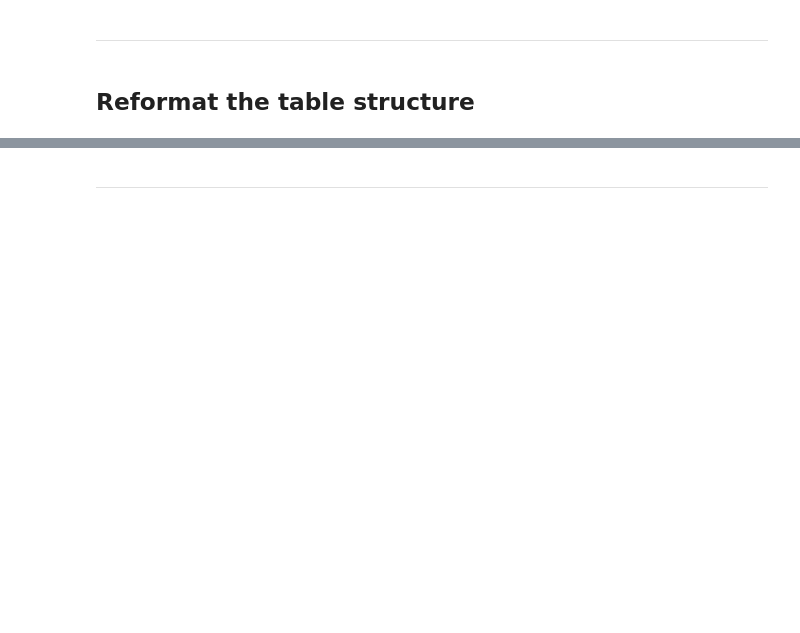
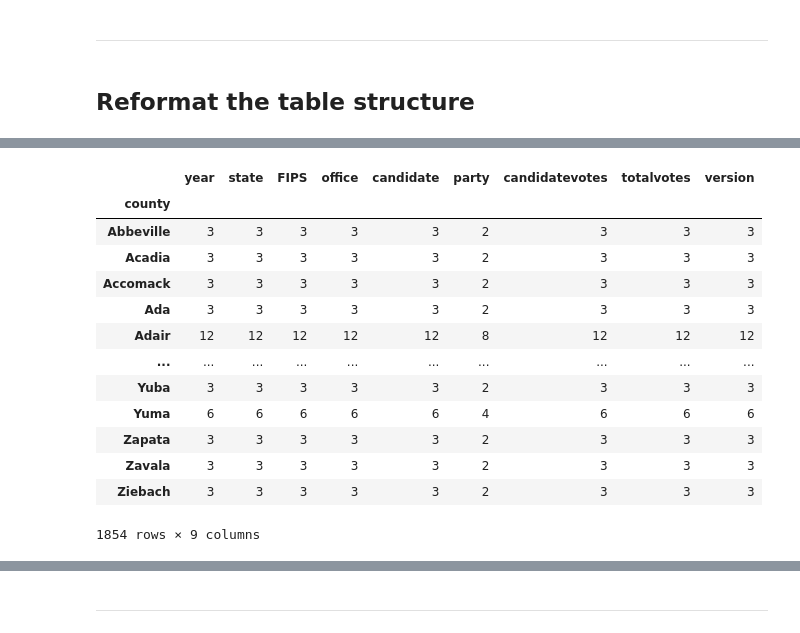
Before and after one commit to codebrain001/Spatial-Data-Engineering-using-Dask-in-ArcGIS-Pro, a Jupyter notebook: Dask.ipynb, the cells around one changed output, grey strips where cells are left out. Cells and saved outputs as stored; diff of their text form; code cells hidden in the pictures; blank space fills up the shorter version.

```diff
--- a/Dask.ipynb
+++ b/Dask.ipynb
@@ -232,0 +436,5 @@ The following code cell performs these steps.
+# %%
+fips_value = dask_df['FIPS'].compute().unique()
+fips_list = []
+for fip in fips_value:
+    fips_list.append(fip)
@@ -232,0 +448,5 @@ The following code cell performs these steps.
+# %%
+if (dask_df['candidate'] == 'Hillary Clinton').all():
+    dask_df['voters_dem'] = dask_df['candidatevotes']
+elif (dask_df['candidate'] == 'Donald Trump').all()
+    dask_df['voters_rep'] = dask_df['totalvotes'] - dask_df['candidatevotes']
@@ -232,0 +469,33 @@ The following code cell performs these steps.
+# %%
+# Set an index using mulitple fields, which "locks" these fields before the table pivots
+# Use the built-in groupby function for the FIPS and year fields, which you use to group the data by candidate
+# Use unstack to perform the table pivot, which will rotate the table and turn rows into columns
+df_out = dask_df.set_index(['FIPS',
+                            'year',
+                            'county',
+                            'state',
+                            'office',
+                            dask_df.groupby(by ='FIPS','year').cumcount()+1]).unstack()
+
+# Use the indexes for the columns to set column names (Ex: candidate_1, candidate_2, votes_1, votes_2, etc.)
+df_out.columns = df_out.columns.map('{0[0]}_{0[1]}'.format)
+
+# Rename columns
+df_out = df_out.rename(columns={"candidate_1": "candidate_dem",
+                                "candidatevotes_1": "votes_dem",
+                                "candidate_2": "candidate_gop",
+                                "candidatevotes_2": "votes_gop",
+                                "totalvotes_1": "votes_total",
+                                "state_po": "state_abbrev"
+                                })
+
+# Keep only the necessary columns
+df_out = df_out[["candidate_dem", "votes_dem",
+                 "candidate_gop", "votes_gop",
+                 "votes_total"]]
+
+# Remove the multiindex since we no longer need these fields to be "locked" for the pivot
+df_out.reset_index(inplace=True)
+
+# Print out the first few records to confirm everything worked
+df_out.head()
@@ -232,0 +545,17 @@ The following code cell performs these steps.
+# %%
+dask_df.groupby(by='county').count().compute()
+# %% [output]
+|  | year | state | FIPS | office | candidate | party | candidatevotes | totalvotes | version |
+| county |  |  |  |  |  |  |  |  |  |
+| Abbeville | 3 | 3 | 3 | 3 | 3 | 2 | 3 | 3 | 3 |
+| Acadia | 3 | 3 | 3 | 3 | 3 | 2 | 3 | 3 | 3 |
+| Accomack | 3 | 3 | 3 | 3 | 3 | 2 | 3 | 3 | 3 |
+| Ada | 3 | 3 | 3 | 3 | 3 | 2 | 3 | 3 | 3 |
+| Adair | 12 | 12 | 12 | 12 | 12 | 8 | 12 | 12 | 12 |
+| ... | ... | ... | ... | ... | ... | ... | ... | ... | ... |
+| Yuba | 3 | 3 | 3 | 3 | 3 | 2 | 3 | 3 | 3 |
+| Yuma | 6 | 6 | 6 | 6 | 6 | 4 | 6 | 6 | 6 |
+| Zapata | 3 | 3 | 3 | 3 | 3 | 2 | 3 | 3 | 3 |
+| Zavala | 3 | 3 | 3 | 3 | 3 | 2 | 3 | 3 | 3 |
+| Ziebach | 3 | 3 | 3 | 3 | 3 | 2 | 3 | 3 | 3 |
+1854 rows × 9 columns
```
Also changed, not shown: parts of 67 cells of this notebook, 1 other file.
